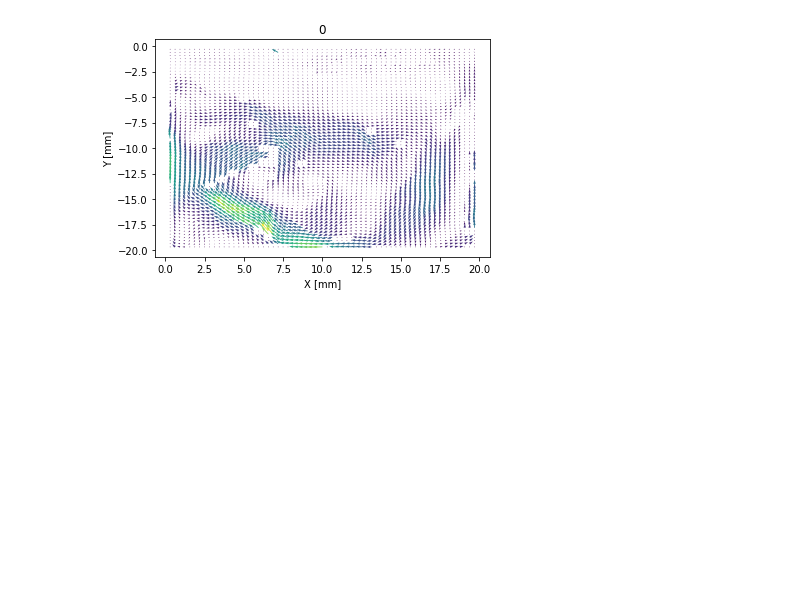
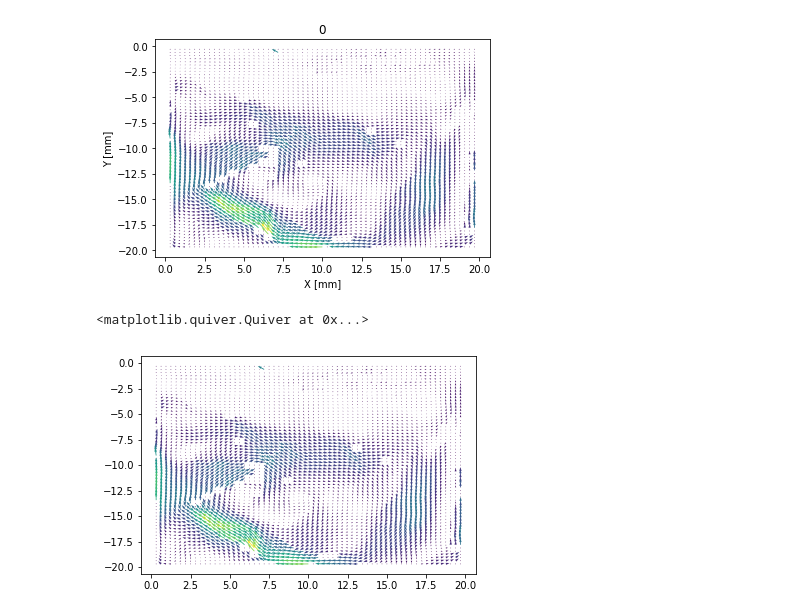
Before and after one commit to alexlib/pivpy, a Jupyter notebook: examples/notebooks/pivpy_example.ipynb, the cells around one changed output. Drawn from its saved outputs; the diff is of its cells as text; code cells hidden in the pictures; blank space fills up the shorter version.

Commit message:
example uses xArray now

```diff
--- a/examples/notebooks/pivpy_example.ipynb
+++ b/examples/notebooks/pivpy_example.ipynb
@@ -20,3 +24,16 @@ data.dtype, data.shape
 graphics.showf(data,var=variables,units=units)
 # %% [output]
 [figure]
+# %%
+d = np.loadtxt(filename,skiprows=1,delimiter=',',usecols=(0,1,2,3,4)).reshape(rows,cols,5)
+# %%
+u = xr.DataArray(d[:,:,2],dims=('x','y'),coords={'x':d[:,:,0][0,:],'y':d[:,:,1][:,0]})
+v = xr.DataArray(d[:,:,3],dims=('x','y'),coords={'x':d[:,:,0][0,:],'y':d[:,:,1][:,0]})
+cnc = xr.DataArray(d[:,:,4],dims=('x','y'),coords={'x':d[:,:,0][0,:],'y':d[:,:,1][:,0]})
+data = xr.Dataset({'u': u, 'v': v,'cnc':cnc})
+# %%
+plt.figure()
+plt.quiver(data.x,data.y,data.u,data.v,data.u**2 + data.v**2)
+# %% [output]
+<matplotlib.quiver.Quiver at 0x...>
+[figure, added]
```
Also changed, not shown: parts of 2 cells of this notebook, 1 other file.
